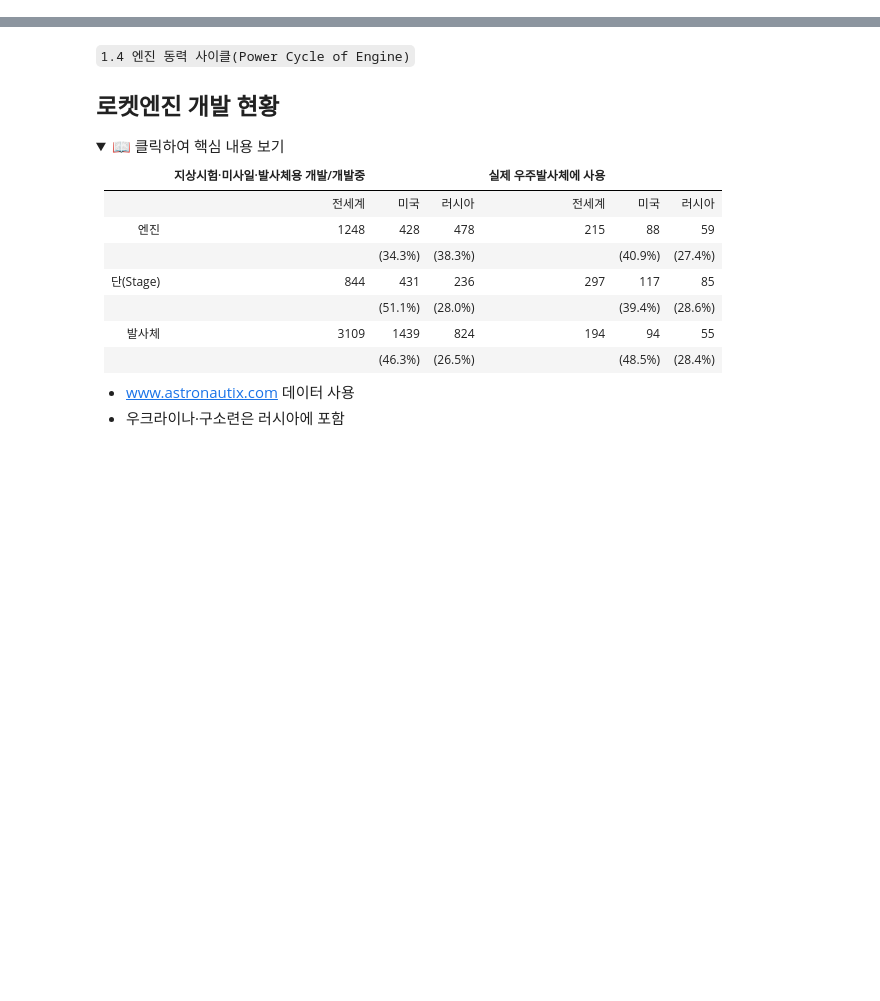
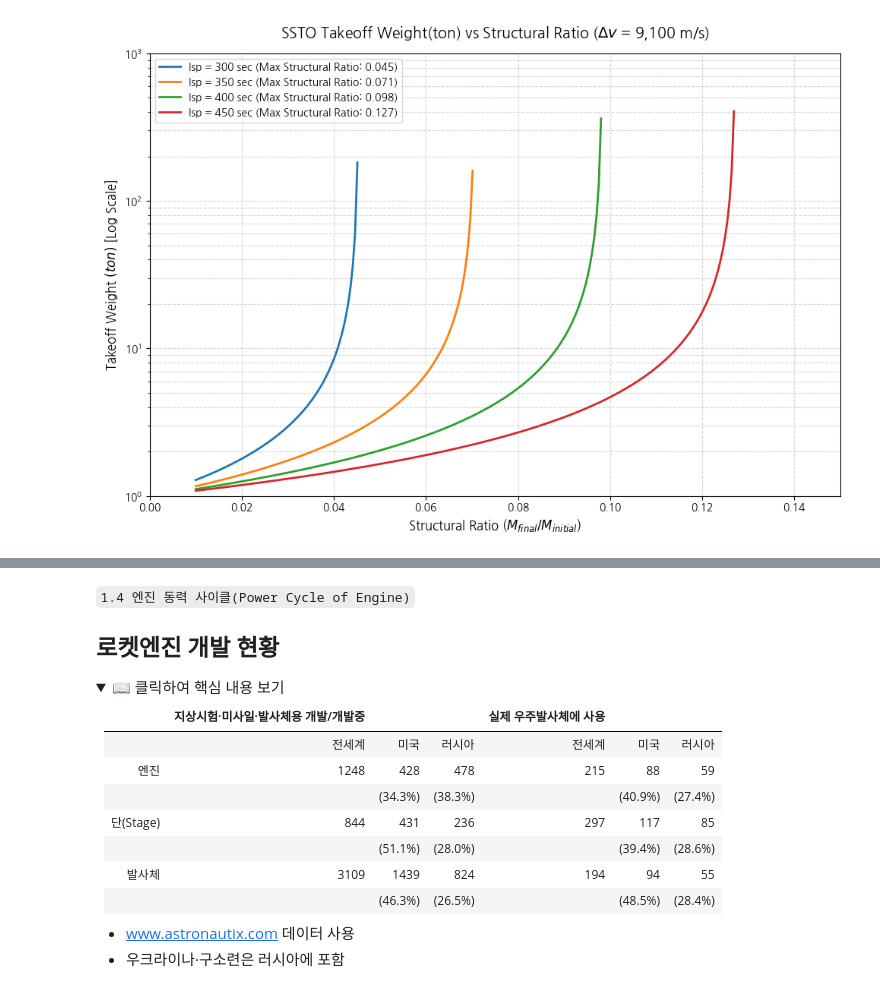
Before and after one commit to gabraxas/LVs-and-Policy, a Jupyter notebook: lecture/week02/week02.ipynb, the cells around one changed output, grey strips where cells are left out. Drawn from its saved outputs; the diff is of its cells as text; code cells hidden in the pictures; folded sections open; blank space fills up the shorter version.

```diff
--- a/lecture/week02/week02.ipynb
+++ b/lecture/week02/week02.ipynb
@@ -200,3 +227,65 @@ print("준비 완료 — 아래 셀들을 순서대로 실행하며 강의를
+# %%
+import numpy as np
+import matplotlib.pyplot as plt
+
+# 1. 상수 및 조건 설정
+delta_v = 9100.0       # 요구 속도 증분 (m/s)
+g0 = 9.80665           # 지구 중력 가속도 (m/s^2)
+m_payload = 1000        # 기준 탑재체 중량 (1 ton)
+
+# 비추력 조건 (300초부터 450초까지 50초 간격)
+isp_list = [300, 350, 400, 450]
+
+# 가로축: 구조비 (M_final / M_initial)
+# 로켓 방정식에 의해 M_final/M_initial 은 exp(-delta_v / (Isp * g0))보다 작아야만 양의 연료 질량이 존재함
+structural_ratios = np.linspace(0.01, 0.25, 500)
+
+plt.figure(figsize=(10, 7))
+
+# 2. 비추력 조건별 이륙 중량 계산 및 그래프 플로팅
+for isp in isp_list:
+    v_e = isp * g0  # 배기 속도 (m/s)
+
+    # 로켓 방정식에서 도출된 총 질량 대 최종 질량의 비 (m0 / mf)
+    mass_ratio_req = np.exp(delta_v / v_e)
+
+    # 구조비 = mf / m0 이므로, 요구되는 mass_ratio_req의 역수(mf / m0)보다
+    # 실제 구조비가 크거나 같으면 연료를 채울 공간이 없어 이륙 중량이 무한대가 되거나 불가능해짐
+    max_structural_ratio = 1.0 / mass_ratio_req
+
+    # 계산 가능한 구조비 영역 필터링 (물리적으로 로켓 성립이 가능한 구간)
+    valid_mask = structural_ratios < max_structural_ratio
+    x_valid = structural_ratios[valid_mask]
+
+    # 이륙 중량(M_initial) 계산 공식
+    # M_initial = M_payload / ( (1 - mass_ratio_req) * (M_final/M_initial) + max_structural_ratio ) 형태로 유도됨
+    # 여기서는 직관적으로 탑재체 중량을 기준으로 역산:
+    # M_final = x * M_initial
+    # M_propellant = M_initial - M_final = (1 - x) * M_initial
+    # 실제로는 구조비(x) 내에 구조체(m_struct)와 탑재체(m_payload)가 포함되므로 구조체 계수를 분리해야 정확함.
+    # 일반적인 구조비 정의(m_struct / (m_struct + m_propellant))를 적용하여 탑재체 1단위당 이륙중량을 유도:
+    m_initial_per_payload = 1.0 / (1.0 - mass_ratio_req * x_valid)
+
+    # 물리적으로 불가능한 영역(이륙중량이 음수가 되는 구간) 제거
+    valid_m_mask = m_initial_per_payload > 0
+
+    plt.plot(x_valid[valid_m_mask], m_initial_per_payload[valid_m_mask],
+             label=f'Isp = {isp} sec (Max Structural Ratio: {max_structural_ratio:.3f})', lw=2)
+
+# 3. 그래프 스타일링
+plt.yscale('log') # 이륙 중량이 급격히 증가하므로 로그 스케일 적용
+plt.xlim(0, 0.15)
+plt.ylim(1, 1e3)   # 탑재체 중량 대비 1배에서 10,000배까지 표시
+plt.xlabel('Structural Ratio ($M_{final} / M_{initial}$)', fontsize=12)
+plt.ylabel('Takeoff Weight $ (ton)$ [Log Scale]', fontsize=12)
+plt.title('SSTO Takeoff Weight(ton) vs Structural Ratio ($\Delta v$ = 9,100 m/s)', fontsize=14, pad=15)
+plt.grid(True, which="both", ls="--", alpha=0.5)
+plt.legend(fontsize=10)
+
+plt.tight_layout()
+plt.show()
+# %% [output]
+[figure, added]
 # %% [markdown]
 ## 추력(Thrust)
 
```
Also changed, not shown: parts of 39 cells of this notebook.
